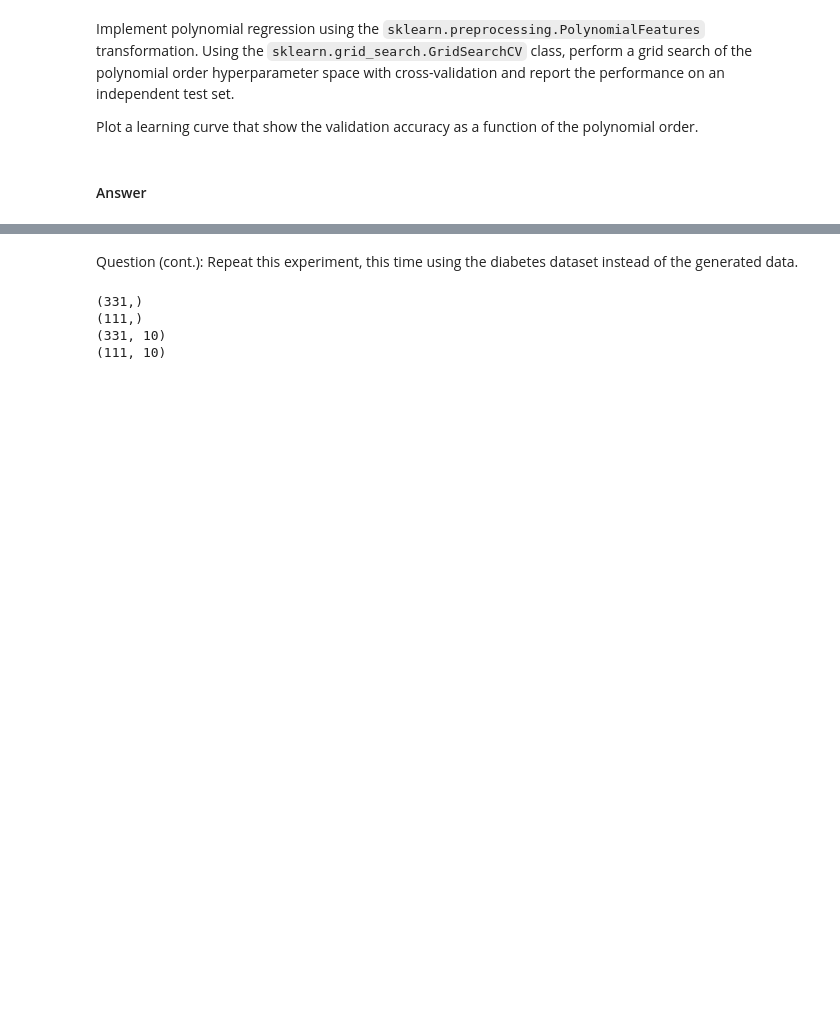
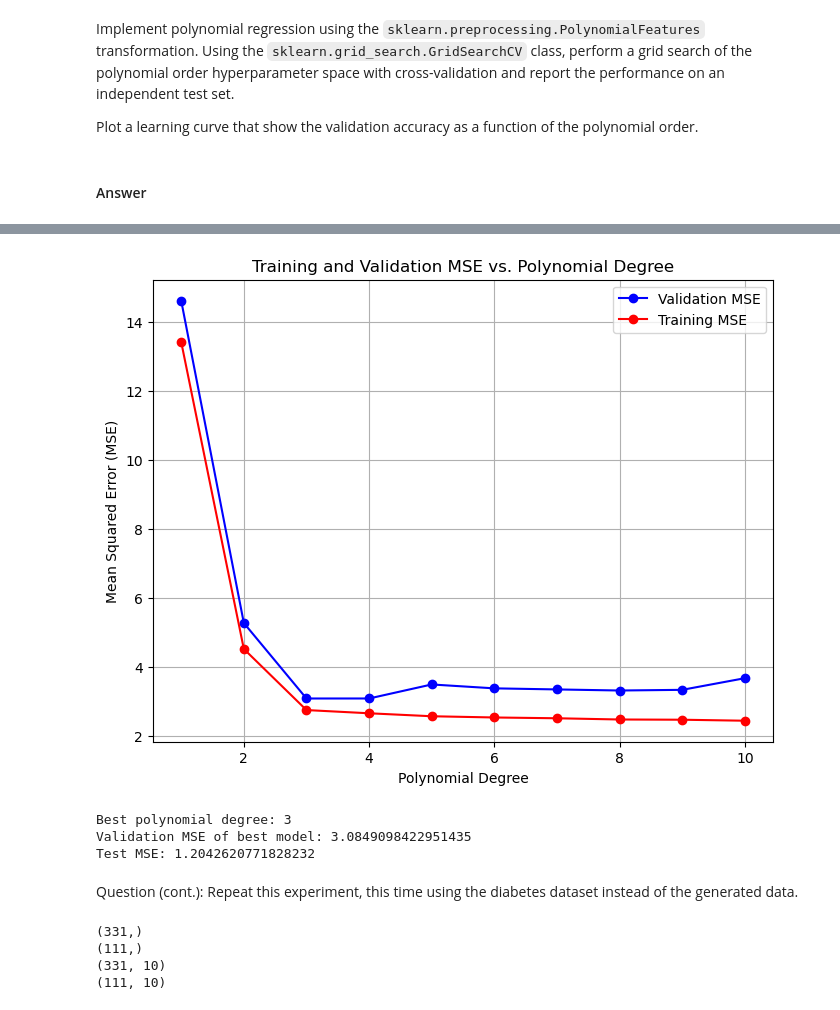
Before and after one commit to ShreyaSajid/8dm50-machine-learning, a Jupyter notebook: practicals/week_2.ipynb, the cells around one changed output, grey strips where cells are left out. Cells and saved outputs as stored; diff of their text form; code cells hidden in the pictures; blank space fills up the shorter version.

Commit message:
created polynomial_regression function for ex1

```diff
--- a/practicals/week_2.ipynb
+++ b/practicals/week_2.ipynb
@@ -314,3 +250,20 @@ Test MSE: 1.204262077182823
+# %%
+
+# Define the range of degrees to test
+degrees = [1, 2, 3, 4, 5, 6, 7, 8, 9, 10]
+
+# Split the custom data into training and test data. Need to reshape X to a 2D array however to use PolynomialFeatures.
+X = X.reshape(-1, 1)
+X_train, X_test, y_train, y_test = train_test_split(X, y, random_state=40)
+
+
+# Call the function for the generated data
+polynomial_regression_experiment(X_train, y_train, X_test, y_test, degrees)
+# %% [output]
+[figure, added]
+Best polynomial degree: 3
+Validation MSE of best model: 3.0849098422951435
+Test MSE: 1.2042620771828232
 # %% [markdown]
 Question (cont.): Repeat this experiment, this time using the diabetes dataset instead of the generated data.
 # %%
```
Also changed, not shown: parts of 4 cells of this notebook.
